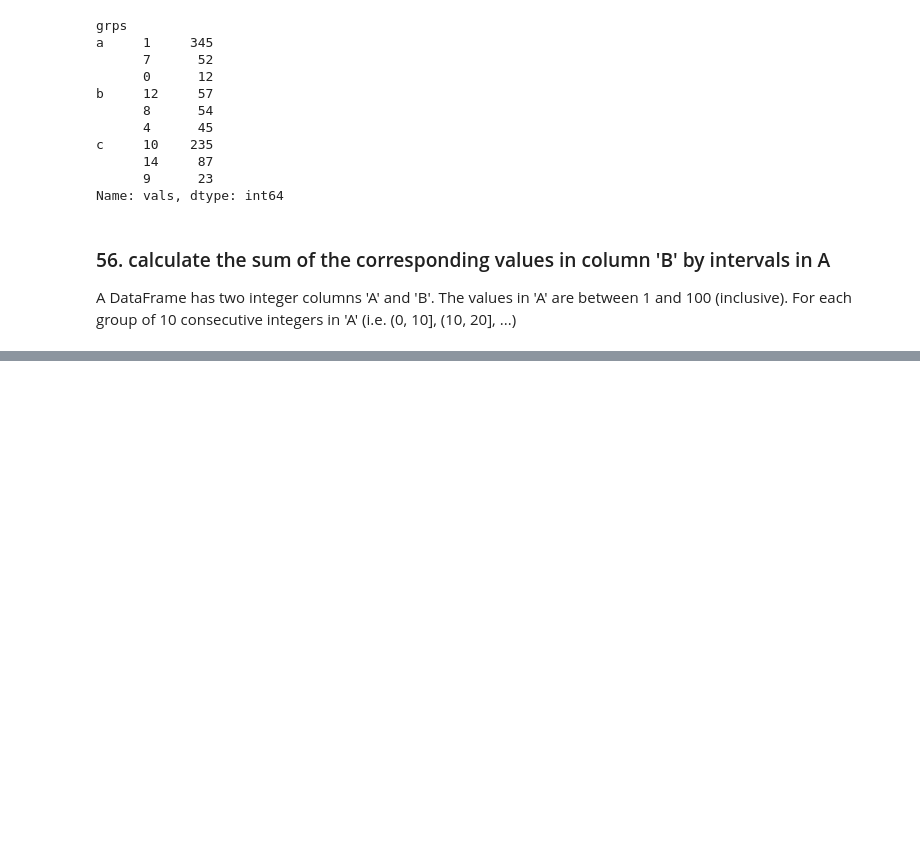
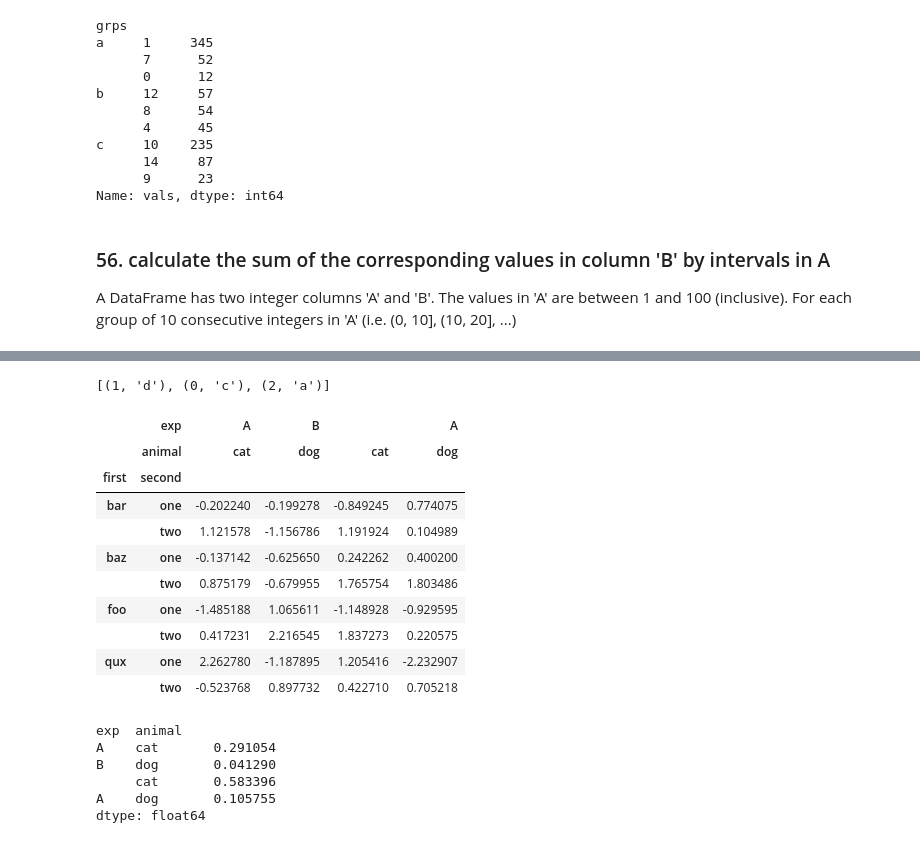
Before and after one commit to edging1218/CodingExercise, a Jupyter notebook: pandas_exercise.ipynb, the cells around one changed output, grey strips where cells are left out. Saved outputs shown, nothing was run; the diff lists cells and outputs as text; code cells hidden in the pictures; blank space fills up the shorter version.

```diff
--- a/pandas_exercise.ipynb
+++ b/pandas_exercise.ipynb
@@ -1518,0 +1604,38 @@ df.groupby(pd.cut(df['A'], np.arange(0, 101, 10)))['B'].sum()
+# %%
+df.stack().sort_values()[-3:].index.tolist()
+# %% [output]
+[(1, 'd'), (0, 'c'), (2, 'a')]
+# %%
+columns = pd.MultiIndex.from_tuples([('A', 'cat'), ('B', 'dog'),
+                                   ('B', 'cat'), ('A', 'dog')],
+                                   names=['exp', 'animal'])
+
+index = pd.MultiIndex.from_product([('bar', 'baz', 'foo', 'qux'),
+                                   ('one', 'two')],
+                                  names=['first', 'second'])
+
+df = pd.DataFrame(np.random.randn(8, 4), index=index, columns=columns)
+# %%
+df
+# %% [output]
+|  | exp | A | B |  | A |
+|  | animal | cat | dog | cat | dog |
+| first | second |  |  |  |  |
+| bar | one | -0.202240 | -0.199278 | -0.849245 | 0.774075 |
+|  | two | 1.121578 | -1.156786 | 1.191924 | 0.104989 |
+| baz | one | -0.137142 | -0.625650 | 0.242262 | 0.400200 |
+|  | two | 0.875179 | -0.679955 | 1.765754 | 1.803486 |
+| foo | one | -1.485188 | 1.065611 | -1.148928 | -0.929595 |
+|  | two | 0.417231 | 2.216545 | 1.837273 | 0.220575 |
+| qux | one | 2.262780 | -1.187895 | 1.205416 | -2.232907 |
+|  | two | -0.523768 | 0.897732 | 0.422710 | 0.705218 |
+# %%
+# default axis=0
+df.mean()
+# %% [output]
+exp  animal
+A    cat       0.291054
+B    dog       0.041290
+     cat       0.583396
+A    dog       0.105755
+dtype: float64
```
Also changed, not shown: parts of 32 cells of this notebook.
